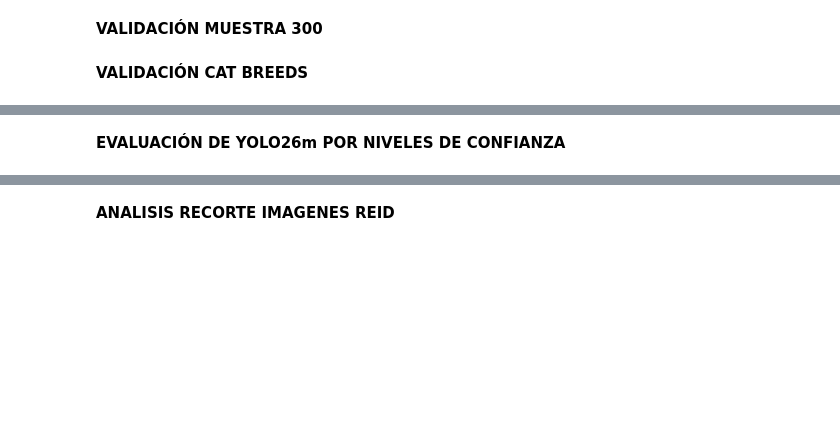
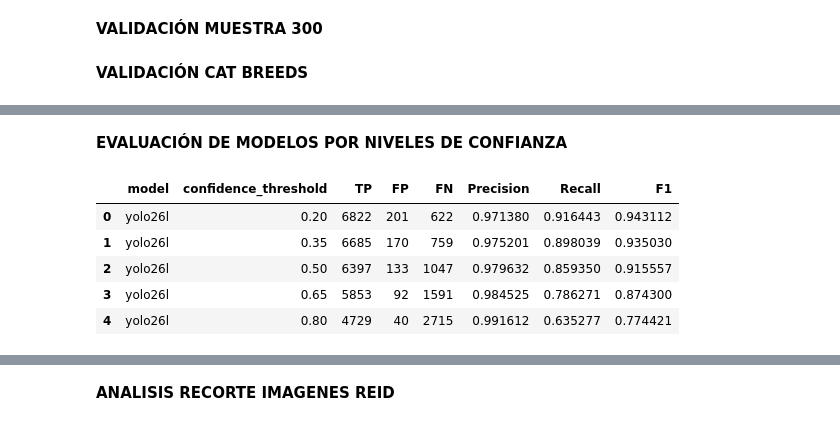
Before and after one commit to 317745/IA_PROJECT, a Jupyter notebook: notebooks/03_evaluacion_detector.ipynb, the cells around one changed output, grey strips where cells are left out. Drawn from its saved outputs; the diff is of its cells as text; code cells hidden in the pictures; blank space fills up the shorter version.

```diff
--- a/notebooks/03_evaluacion_detector.ipynb
+++ b/notebooks/03_evaluacion_detector.ipynb
@@ -83,2 +203,2 @@ df_det_cat_breeds = detectar_fotos(
 # %% [markdown]
-**EVALUACIÓN DE YOLO26m POR NIVELES DE CONFIANZA**
+**EVALUACIÓN DE MODELOS POR NIVELES DE CONFIANZA**
@@ -116,0 +217,15 @@ df_det_cat_breeds = detectar_fotos(
+# %%
+def calculate_iou(box1, box2):
+    x1 = max(box1[0], box2[0])
+    y1 = max(box1[1], box2[1])
+    x2 = min(box1[2], box2[2])
+    y2 = min(box1[3], box2[3])
+
+    intersection = max(0, x2 - x1) * max(0, y2 - y1)
+
+    area1 = (box1[2] - box1[0]) * (box1[3] - box1[1])
+    area2 = (box2[2] - box2[0]) * (box2[3] - box2[1])
+
+    union = area1 + area2 - intersection
+
+    return intersection / union if union > 0 else 0
@@ -116,0 +328,9 @@ df_det_cat_breeds = detectar_fotos(
+# %%
+result_analisis_iou.head()
+# %% [output]
+|  | model | confidence_threshold | TP | FP | FN | Precision | Recall | F1 |
+| 0 | yolo26l | 0.20 | 6822 | 201 | 622 | 0.971380 | 0.916443 | 0.943112 |
+| 1 | yolo26l | 0.35 | 6685 | 170 | 759 | 0.975201 | 0.898039 | 0.935030 |
+| 2 | yolo26l | 0.50 | 6397 | 133 | 1047 | 0.979632 | 0.859350 | 0.915557 |
+| 3 | yolo26l | 0.65 | 5853 | 92 | 1591 | 0.984525 | 0.786271 | 0.874300 |
+| 4 | yolo26l | 0.80 | 4729 | 40 | 2715 | 0.991612 | 0.635277 | 0.774421 |
```
Also changed, not shown: parts of 28 cells of this notebook, 24 other files.
